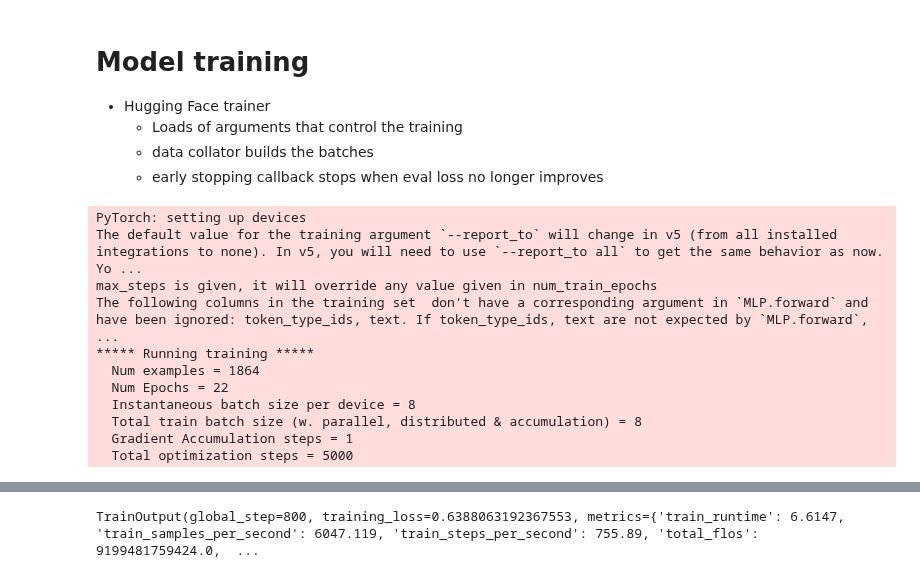
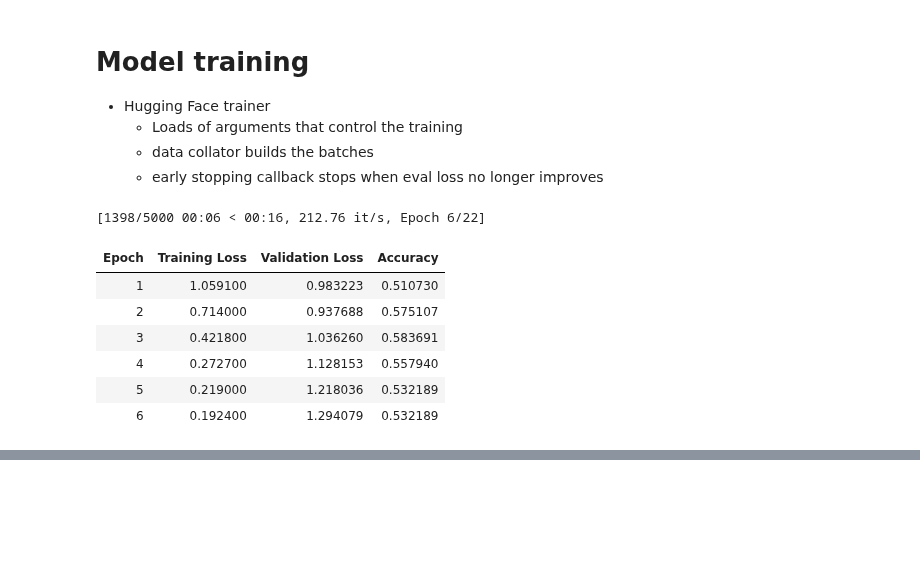
Before and after one commit to TurkuNLP/Deep_Learning_in_LangTech_course, a Jupyter notebook: hf_trainer_mlp.ipynb, the cells around one changed output, grey strips where cells are left out. Saved outputs shown, nothing was run; the diff lists cells and outputs as text; code cells hidden in the pictures; blank space fills up the shorter version.

```diff
--- a/hf_trainer_mlp.ipynb
+++ b/hf_trainer_mlp.ipynb
@@ -107,0 +206,7 @@ print(dset["train"][0])
+# %%
+# Define a simple function that applies the tokenizer
+def tokenize(example):
+    return tokenizer(example["text"])
+
+# Apply the tokenizer to the whole dataset using .map()
+dataset = dataset.map(tokenize)
@@ -191,40 +321,54 @@ mlp_config=MLPConfig(vocab_size=tokenizer.vocab_size,hidden_size=100,nlabels=4)
   * Loads of arguments that control the training
   * data collator builds the batches
   * early stopping callback stops when eval loss no longer improves
+# %%
+import numpy as np
+
+accuracy = datasets.load_metric("accuracy")
+
+def compute_accuracy(outputs_and_labels):
+    outputs, labels = outputs_and_labels
+    predictions = np.argmax(outputs, axis=-1)
+    return accuracy.compute(predictions=predictions, references=labels)
 # %%
 # Instantiate the model
-mlp=MLP(mlp_config)
+mlp = MLP(mlp_config)
 
-# Now it's ready to train
-
-trainer_args=transformers.TrainingArguments("mlp_checkpoints",
-                                            evaluation_strategy="steps",
-                                            logging_strategy="steps",
-                                            eval_steps=100,
-                                            logging_steps=100,
-                                            learning_rate=5e-4,
-                                            max_steps=5000,
-                                            load_best_model_at_end=True)
+# Set training arguments
+trainer_args=transformers.TrainingArguments(
+    "mlp_checkpoints",
+    save_strategy="epoch",
+    evaluation_strategy="epoch",
+    logging_strategy="epoch",
+#    eval_steps=100,
+#    logging_steps=100,
+    learning_rate=5e-4,
+    max_steps=5000,
+    load_best_model_at_end=True,
+    metric_for_best_model="eval_accuracy"
+)
 
 data_collator=transformers.DataCollatorWithPadding(tokenizer)
 
-early_stopping=transformers.EarlyStoppingCallback(3) #5 steps worth of patience before early stopping
-trainer=transformers.Trainer(model=mlp,
-                             args=trainer_args,
-                             train_dataset=dset["train"],
-                             eval_dataset=dset["validation"],
-                             data_collator=data_collator,
-                             callbacks=[early_stopping])
+early_stopping=transformers.EarlyStoppingCallback(3) # steps of patience before early stopping
+
+trainer=transformers.Trainer(
+    model=mlp,
+    args=trainer_args,
+    train_dataset=dataset["train"],
+    eval_dataset=dataset["validation"],
+    data_collator=data_collator,
+    compute_metrics=compute_accuracy,
+    callbacks=[early_stopping]
+)
+
 trainer.train()
 # %% [output]
-PyTorch: setting up devices
-The default value for the training argument `--report_to` will change in v5 (from all installed integrations to none). In v5, you will need to use `--report_to all` to get the same behavior as now. Yo ...
-max_steps is given, it will override any value given in num_train_epochs
-The following columns in the training set  don't have a corresponding argument in `MLP.forward` and have been ignored: token_type_ids, text. If token_type_ids, text are not expected by `MLP.forward`,  ...
-***** Running training *****
-  Num examples = 1864
-  Num Epochs = 22
-  Instantaneous batch size per device = 8
-  Total train batch size (w. parallel, distributed & accumulation) = 8
-  Gradient Accumulation steps = 1
-  Total optimization steps = 5000
+[1398/5000 00:06 < 00:16, 212.76 it/s, Epoch 6/22]
+| Epoch | Training Loss | Validation Loss | Accuracy |
+| 1 | 1.059100 | 0.983223 | 0.510730 |
+| 2 | 0.714000 | 0.937688 | 0.575107 |
+| 3 | 0.421800 | 1.036260 | 0.583691 |
+| 4 | 0.272700 | 1.128153 | 0.557940 |
+| 5 | 0.219000 | 1.218036 | 0.532189 |
+| 6 | 0.192400 | 1.294079 | 0.532189 |
@@ -258 +375,0 @@ Loading best model from mlp_checkpoints/checkpoint-500 (score: 0.951627552509307
-TrainOutput(global_step=800, training_loss=0.6388063192367553, metrics={'train_runtime': 6.6147, 'train_samples_per_second': 6047.119, 'train_steps_per_second': 755.89, 'total_flos': 9199481759424.0,  ...
```
Also changed, not shown: parts of 54 cells of this notebook.
